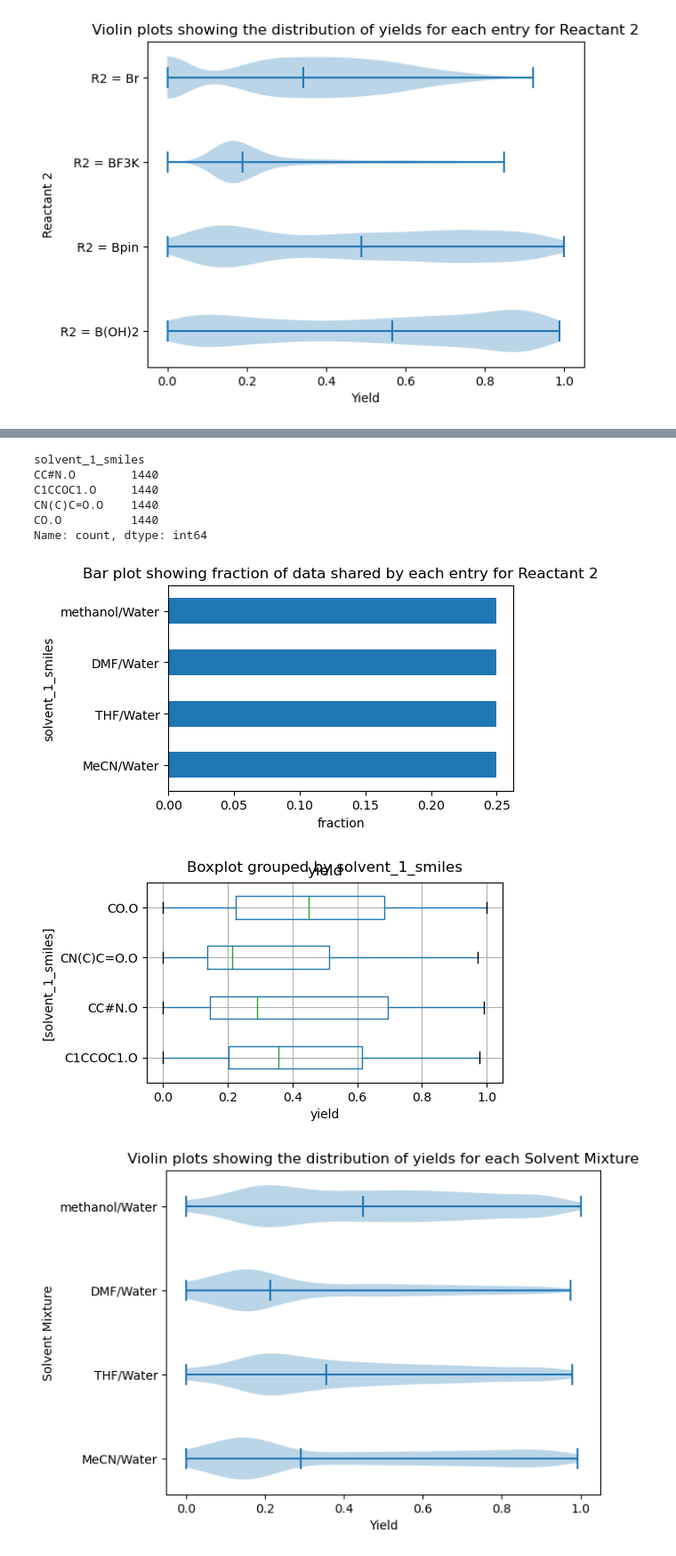
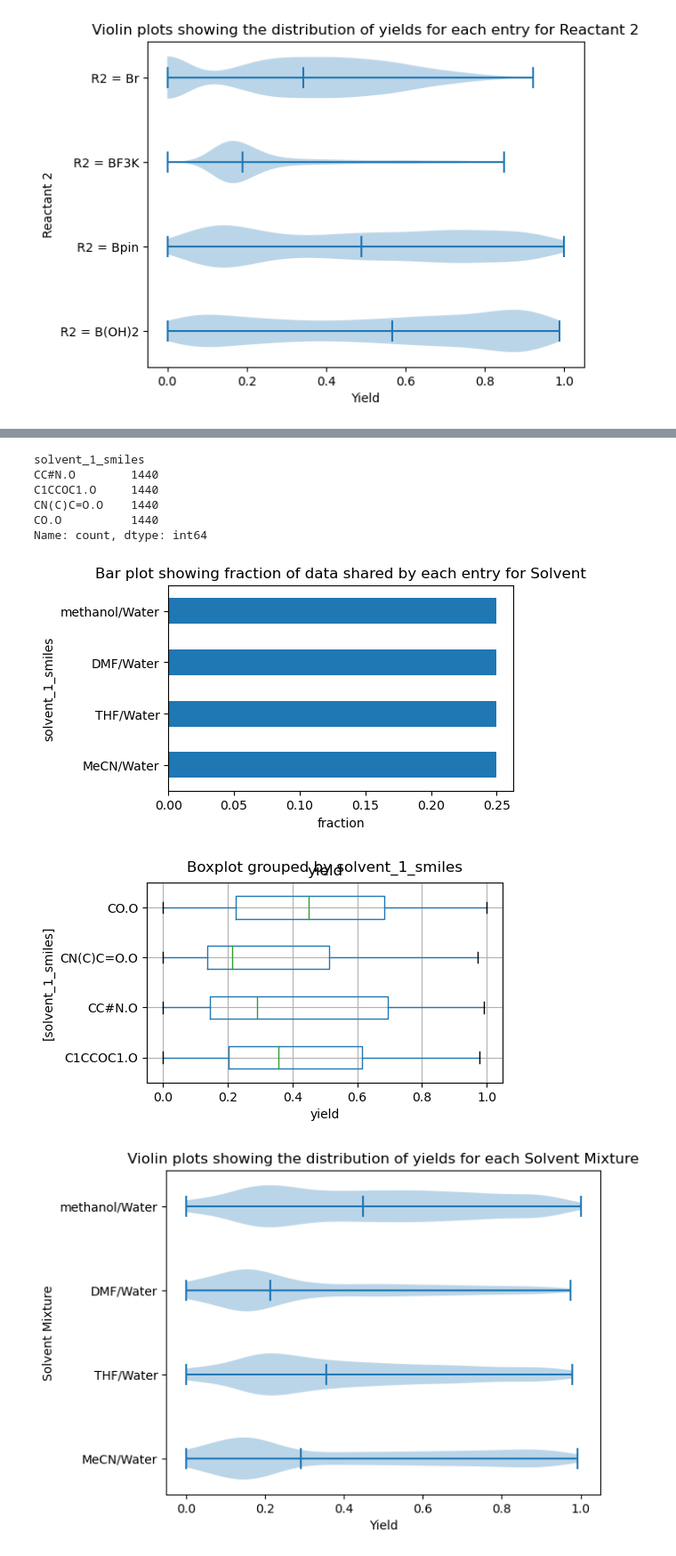
Before and after one commit to Stephen-Marriott/DATA1030_Suzuki, a Jupyter notebook: midterm.ipynb, the cells around one changed output, grey strips where cells are left out. Shown at 89% size. Saved outputs shown, nothing was run; the diff lists cells and outputs as text; code cells hidden in the pictures.

```diff
--- a/midterm.ipynb
+++ b/midterm.ipynb
@@ -207,25 +220,25 @@ Name: count, dtype: int64
 # %%
 print(df['solvent_1_smiles'].value_counts())
 
 plt.figure(figsize=(5,3))
 pd.value_counts(df['solvent_1_smiles'],normalize=True).plot.barh()
 plt.xlabel('fraction')
 plt.yticks([0,1,2,3],['MeCN/Water', 'THF/Water',
                       'DMF/Water', 'methanol/Water'])
-plt.title('Bar plot showing fraction of data shared by each entry for Reactant 2')
+plt.title('Bar plot showing fraction of data shared by each entry for Solvent')
 plt.show()
 
 df[['yield','solvent_1_smiles']].boxplot(by='solvent_1_smiles', figsize=(5,3), vert=False)
 plt.xlabel('yield')
 plt.show()
 # %% [output]
 solvent_1_smiles
 CC#N.O        1440
 C1CCOC1.O     1440
 CN(C)C=O.O    1440
 CO.O          1440
 Name: count, dtype: int64
-[figure, old version]
+[figure, new version]
 [figure]
 # %%
 dataset = [df[df['solvent_1_smiles']=='CC#N.O']['yield'].values,
```
Also changed, not shown: parts of 63 cells of this notebook.
